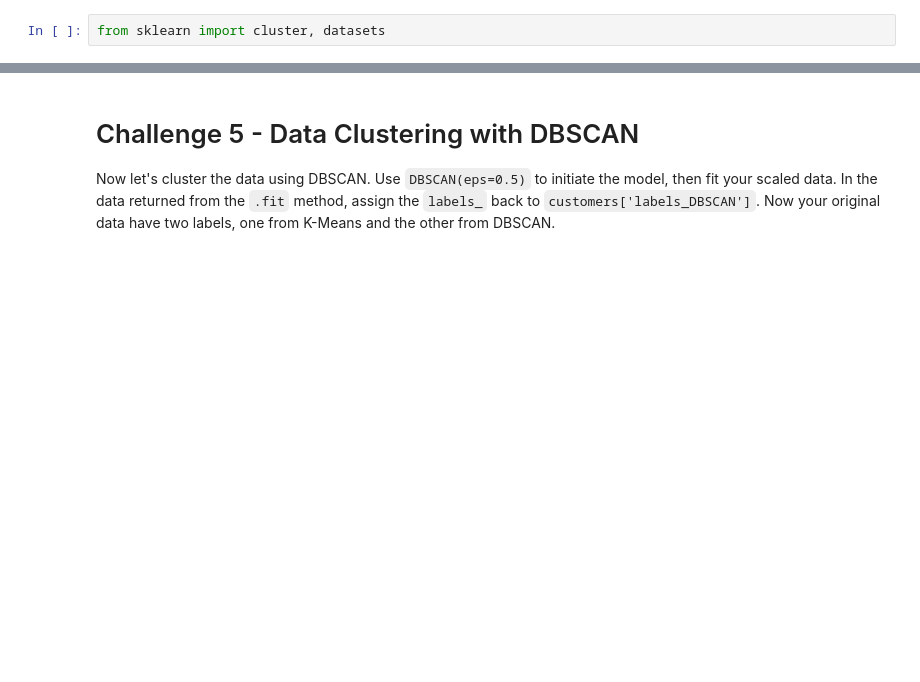
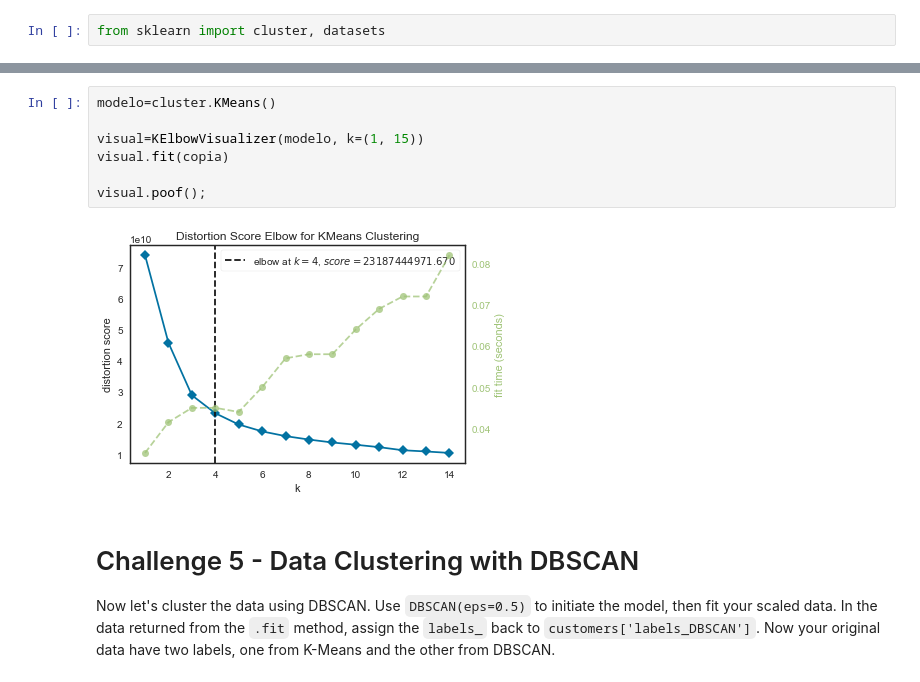
Before and after one commit to Ironhack-Data-Madrid-Mayo-2022/7.4-lab-unsupervised-learning, a Jupyter notebook: your-code/main.ipynb, the cells around one changed output, grey strips where cells are left out. Saved outputs shown, nothing was run; the diff lists cells and outputs as text; blank space fills up the shorter version.

```diff
--- a/your-code/main.ipynb
+++ b/your-code/main.ipynb
@@ -421,3 +435,12 @@ NameError: name 'cluster' is not defined
+# %%
+modelo=cluster.KMeans()
+
+visual=KElbowVisualizer(modelo, k=(1, 15))
+visual.fit(copia)
+
+visual.poof();
+# %% [output]
+[figure, added]
 # %% [markdown]
 # Challenge 5 - Data Clustering with DBSCAN
 
```
Also changed, not shown: parts of 42 cells of this notebook.
